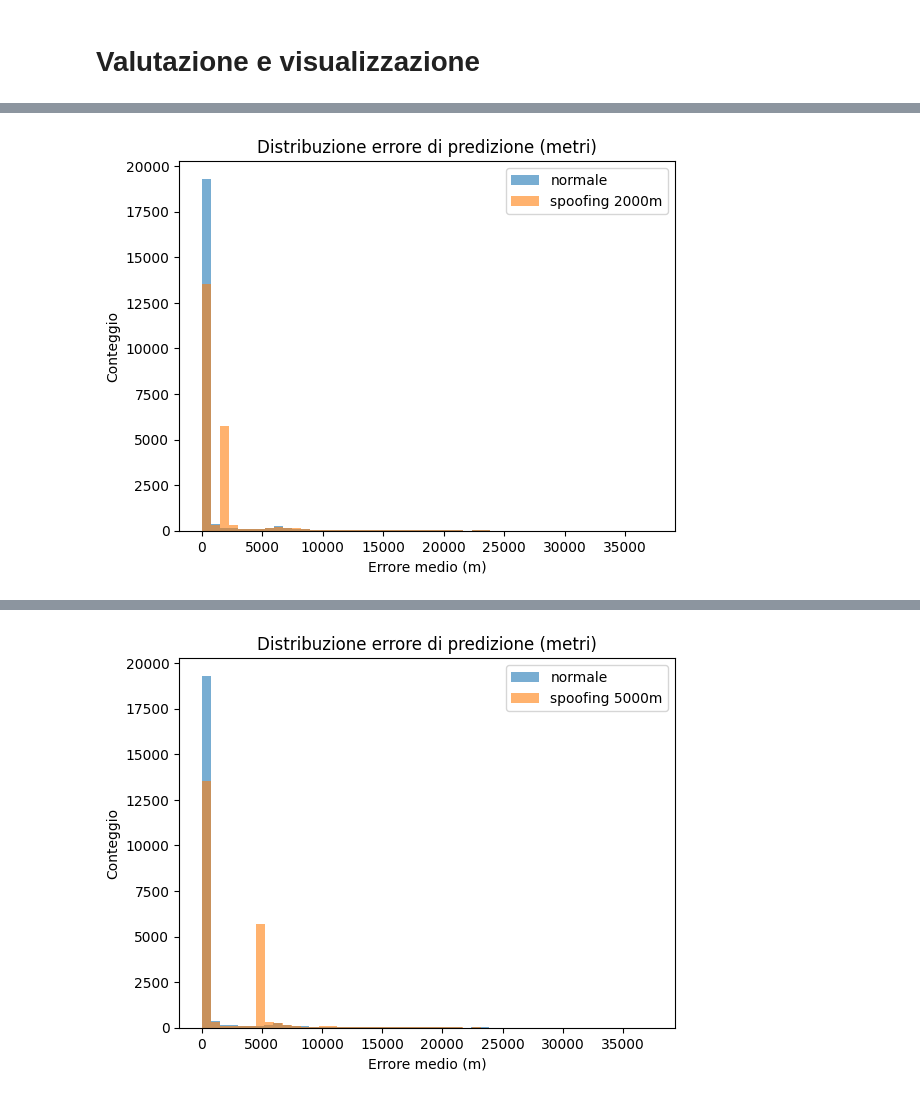
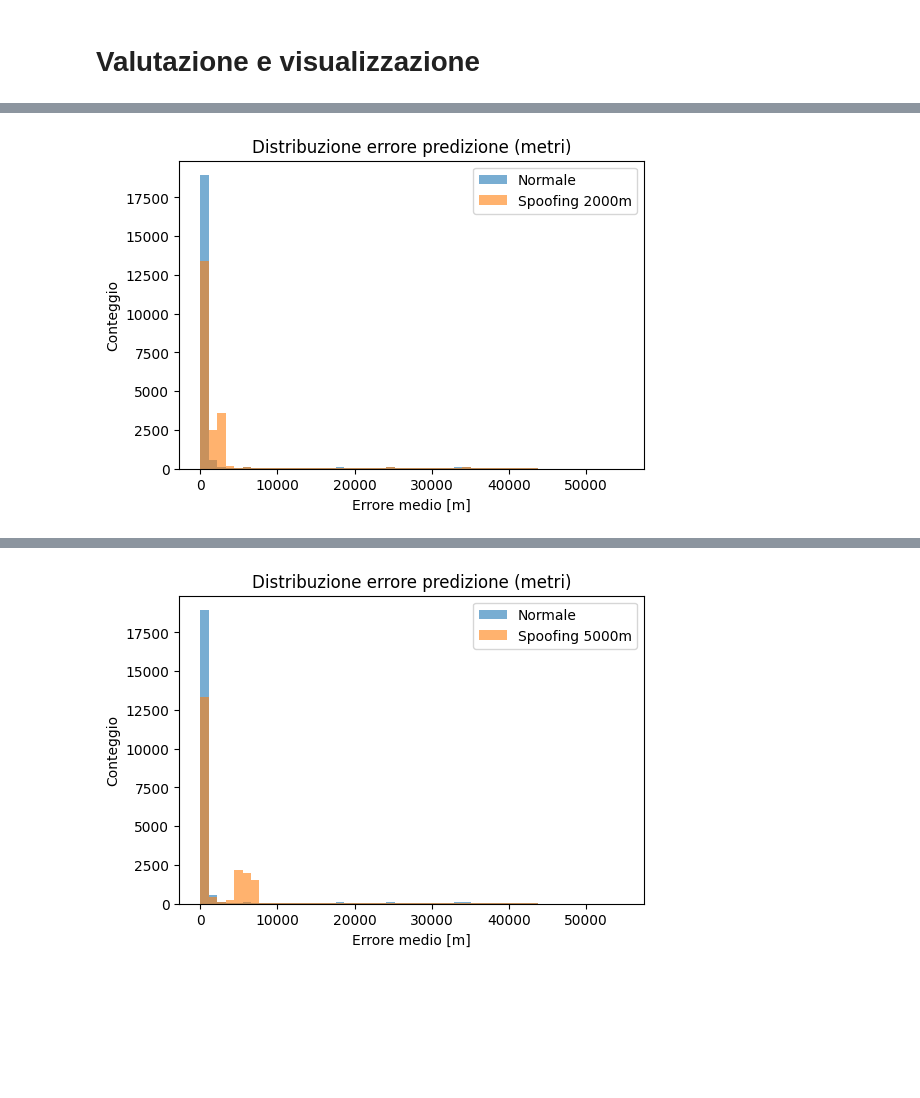
Before and after one commit to matteraggi/maritimeAIS, a Jupyter notebook: TrainingAIS.ipynb, the cells around one changed output, grey strips where cells are left out. Cells and saved outputs as stored; diff of their text form; code cells hidden in the pictures; blank space fills up the shorter version.

Commit message:
feat: piccoli miglioramenti e plotting aggiuntivo

```diff
--- a/TrainingAIS.ipynb
+++ b/TrainingAIS.ipynb
@@ -221,20 +346,30 @@ print("✅ Modello caricato da Drive e pronto per inferenza/anomaly detection")
 # %% [markdown]
 # **Creazione anomalie (spoofing simulato)**
 # %%
-def simulate_silent_drift(X, std_x_m, meters, prob=0.3, axis=0, rng=None):
+def simulate_silent_drift(X, std_x_m, meters, prob=0.3, rng=None):
+    """
+    Applica uno spoofing silenzioso continuo e realistico.
+    Ogni sequenza subisce un drift progressivo coerente nel tempo.
+    """
     rng = rng or np.random.RandomState(42)
-    drift_z_total = meters / std_x_m
     X_att = X.copy()
     N = len(X)
     labels = np.zeros(N)
 
+    drift_z = meters / std_x_m
+    cumulative_drift_x, cumulative_drift_y = 0, 0
+
     for i in range(N):
         if rng.rand() < prob:
-            seq = X_att[i]
-            steps = np.linspace(0, drift_z_total, seq.shape[0])
-            seq[:, axis] += steps  # drift crescente
+            seq = X_att[i].copy()
+            dx = np.linspace(cumulative_drift_x, cumulative_drift_x + drift_z, seq.shape[0])
+            dy = np.linspace(cumulative_drift_y, cumulative_drift_y + drift_z, seq.shape[0]) * rng.choice([-1, 1])
+            seq[:, 0] += dx - dx[0]
+            seq[:, 1] += dy - dy[0]
             X_att[i] = seq
             labels[i] = 1
+            cumulative_drift_x += drift_z
+            cumulative_drift_y += drift_z * rng.choice([-1, 1])
     return X_att, labels
 
 
@@ -257,16 +392,18 @@ def simulate_kinematic_attack(X, std_x_m, meters, prob=0.3, rng=None):
 
 # **Valutazione e visualizzazione**
 # %%
-# Predizioni su test pulito
-def to_tensor(a): return torch.tensor(a, dtype=torch.float32)
+# === Predizioni su test pulito ===
+def to_tensor(a):
+    return torch.tensor(a, dtype=torch.float32)
+
 X_test_t = to_tensor(X_test)
 model.eval()
 with torch.no_grad():
     pred_clean = model(X_test_t).numpy()
+
 err_clean = np.mean((pred_clean - y_test)**2, axis=1)
 
-from sklearn.metrics import roc_auc_score, average_precision_score
-
+# === Funzione di valutazione attacco ===
 def eval_attack(drift_m):
     # --- genera dati attaccati ---
     X_attack, labels = simulate_silent_drift(
@@ -277,57 +414,66 @@ def eval_attack(drift_m):
     with torch.no_grad():
         pred_att = model(to_tensor(X_attack)).numpy()
 
-    # --- errori normalizzati ---
+    # --- errori normalizzati e in metri ---
     err_att = np.mean((pred_att - y_test)**2, axis=1)
-
-    # --- errori in metri ---
     err_clean_m = np.sqrt(((pred_clean - y_test)**2).sum(axis=1)) * STD_X_M
     err_att_m   = np.sqrt(((pred_att   - y_test)**2).sum(axis=1)) * STD_X_M
 
+    print(f"\n=== Drift {drift_m} m ===")
     print(f"Errore medio in metri: clean={err_clean_m.mean():.2f} m, attack={err_att_m.mean():.2f} m")
 
     # --- metriche di detection ---
     labels_all = np.concatenate([np.zeros_like(err_clean), labels])
     scores_all = np.concatenate([err_clean, err_att])
-    auc  = roc_auc_score(labels_all, scores_all)
-    aupr = average_precision_score(labels_all, scores_all)
+    auc_score  = roc_auc_score(labels_all, scores_all)
+    aupr_score = average_precision_score(labels_all, scores_all)
 
-    # --- grafico in metri ---
-    plt.hist(err_clean_m, bins=50, alpha=0.6, label='normale')
-    plt.hist(err_att_m,   bins=50, alpha=0.6, label=f'spoofing {drift_m}m')
-    plt.title("Distribuzione errore di predizione (metri)")
-    plt.xlabel("Errore medio (m)")
+    # --- istogramma comparativo ---
+    plt.figure(figsize=(6,4))
+    plt.hist(err_clean_m, bins=50, alpha=0.6, label='Normale')
+    plt.hist(err_att_m,   bins=50, alpha=0.6, label=f'Spoofing {drift_m}m')
+    plt.title("Distribuzione errore predizione (metri)")
+    plt.xlabel("Errore medio [m]")
     plt.ylabel("Conteggio")
     plt.legend()
     plt.show()
 
     # --- soglia e detection rate ---
     thr = np.percentile(err_clean, 99)
-    tpr = float(np.mean(err_att > thr))
+    tpr_99 = float(np.mean(err_att > thr))
 
     print(f"Errore medio (clean={err_clean.mean():.5f}, attack={err_att.mean():.5f}) "
           f"σ_clean={err_clean.std():.5f} σ_attack={err_att.std():.5f}")
-    print(f"Drift {drift_m} m → AUROC={auc:.3f}  AUPRC={aupr:.3f}  TPR@99p={tpr*100:.1f}%")
+    print(f"Drift {drift_m} m → AUROC={auc_score:.3f}  AUPRC={aupr_score:.3f}  TPR@99p={tpr_99*100:.1f}%")
 
-    return auc, aupr, tpr
+    return drift_m, auc_score, aupr_score, tpr_99, err_att, labels_all, scores_all, pred_att
 
-# --- Controllo STD ---
+
+# === Controllo STD ===
 if STD_X_M is None:
     transformer = Transformer.from_crs("EPSG:4326", "EPSG:32616", always_xy=True)
     xs_m, ys_m = transformer.transform(df["LON"].values, df["LAT"].values)
     STD_X_M = float(xs_m.std())
     STD_Y_M = float(ys_m.std())
     print(f"[Auto-calibrato] STD_X_M={STD_X_M:.2f} m  STD_Y_M={STD_Y_M:.2f} m")
+
 print("DEBUG STD:", STD_X_M, STD_Y_M)
+
+# === Sweep attacchi ===
 if ATTACK_ENABLE:
+    results = []
+    last_err_att = None
+    labels_all, scores_all, pred_attack = None, None, None  # inizializza
+
     if DRIFT_SWEEP_METERS:
-        results = []
         for d in DRIFT_SWEEP_METERS:
-            results.append((d, *eval_attack(d)))
-        # tabellina risultati
+            drift_m, auc, aupr, tpr, err_att, labels_all, scores_all, pred_attack = eval_attack(d)
+            results.append((drift_m, auc, aupr, tpr))
+            last_err_att = err_att
+
         print("\n[Risultati sweep]")
         for d, auc, aupr, tpr in results:
             print(f"{d:>5} m  AUROC={auc:.3f}  AUPRC={aupr:.3f}  TPR@99p={tpr*100:.1f}%")
     else:
-        eval_attack(DRIFT_METERS)
+        _, _, _, _, last_err_att, labels_all, scores_all, pred_attack = eval_attack(DRIFT_METERS)
 # %% [output]
@@ -336 +484 @@ Errore medio in metri: clean=855.72 m, attack=1405.05 m
-[figure, old version]
+[figure, new version]
@@ -340 +490 @@ Errore medio in metri: clean=855.72 m, attack=2270.27 m
-[figure, old version]
+[figure, new version]
```
Also changed, not shown: parts of 26 cells of this notebook.
